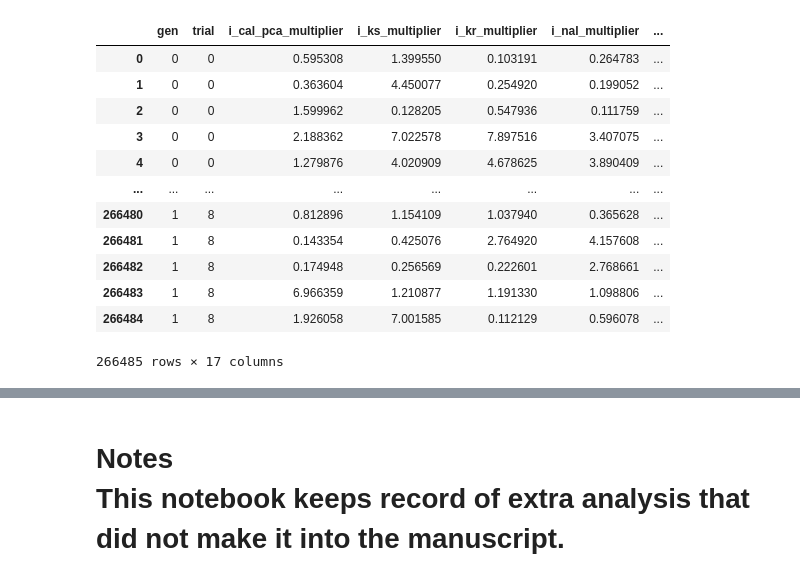
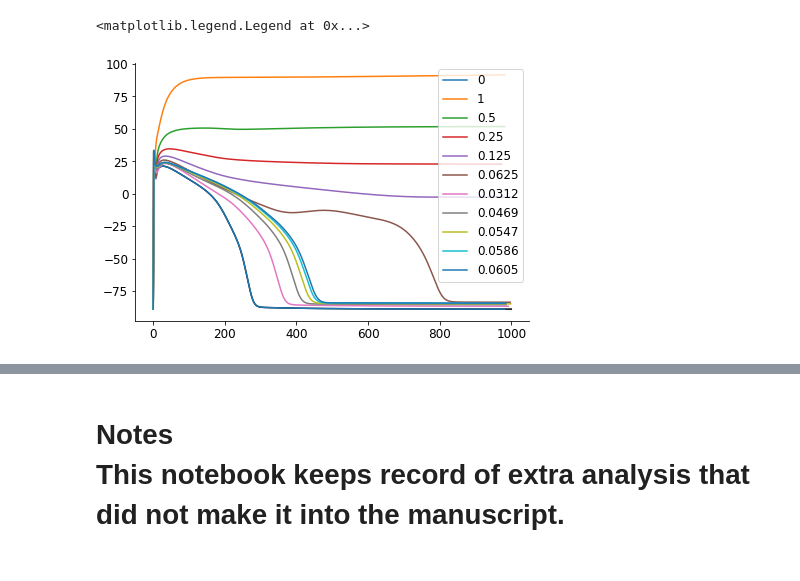
Before and after one commit to Christini-Lab/rrc-conductance-profile, a Jupyter notebook: notes.ipynb, the cells around one changed output, grey strips where cells are left out. Cells and saved outputs as stored; diff of their text form; code cells hidden in the pictures.

```diff
--- a/notes.ipynb
+++ b/notes.ipynb
@@ -54,16 +54,0 @@ all_trials_new = pd.read_csv(data_path+'all_data.csv.bz2')
-# %%
-all_trials_new
-# %% [output]
-|  | gen | trial | i_cal_pca_multiplier | i_ks_multiplier | i_kr_multiplier | i_nal_multiplier | ... |
-| 0 | 0 | 0 | 0.595308 | 1.399550 | 0.103191 | 0.264783 | ... |
-| 1 | 0 | 0 | 0.363604 | 4.450077 | 0.254920 | 0.199052 | ... |
-| 2 | 0 | 0 | 1.599962 | 0.128205 | 0.547936 | 0.111759 | ... |
-| 3 | 0 | 0 | 2.188362 | 7.022578 | 7.897516 | 3.407075 | ... |
-| 4 | 0 | 0 | 1.279876 | 4.020909 | 4.678625 | 3.890409 | ... |
-| ... | ... | ... | ... | ... | ... | ... | ... |
-| 266480 | 1 | 8 | 0.812896 | 1.154109 | 1.037940 | 0.365628 | ... |
-| 266481 | 1 | 8 | 0.143354 | 0.425076 | 2.764920 | 4.157608 | ... |
-| 266482 | 1 | 8 | 0.174948 | 0.256569 | 0.222601 | 2.768661 | ... |
-| 266483 | 1 | 8 | 6.966359 | 1.210877 | 1.191330 | 1.098806 | ... |
-| 266484 | 1 | 8 | 1.926058 | 7.001585 | 0.112129 | 0.596078 | ... |
-266485 rows × 17 columns
@@ -69,0 +130,9 @@ all_trials_new
+# %%
+plt.plot(dat['engine.time'], dat['membrane.v'], color = 'black')
+for i in range(0, len(result['data'])):
+    plt.plot(result['data'][i]['t_rrc'], result['data'][i]['v_rrc'], label = result['data'][i]['stim'])
+
+plt.legend()
+# %% [output]
+<matplotlib.legend.Legend at 0x...>
+[figure, added]
```
Also changed, not shown: parts of 5 cells of this notebook, 2 other files.
